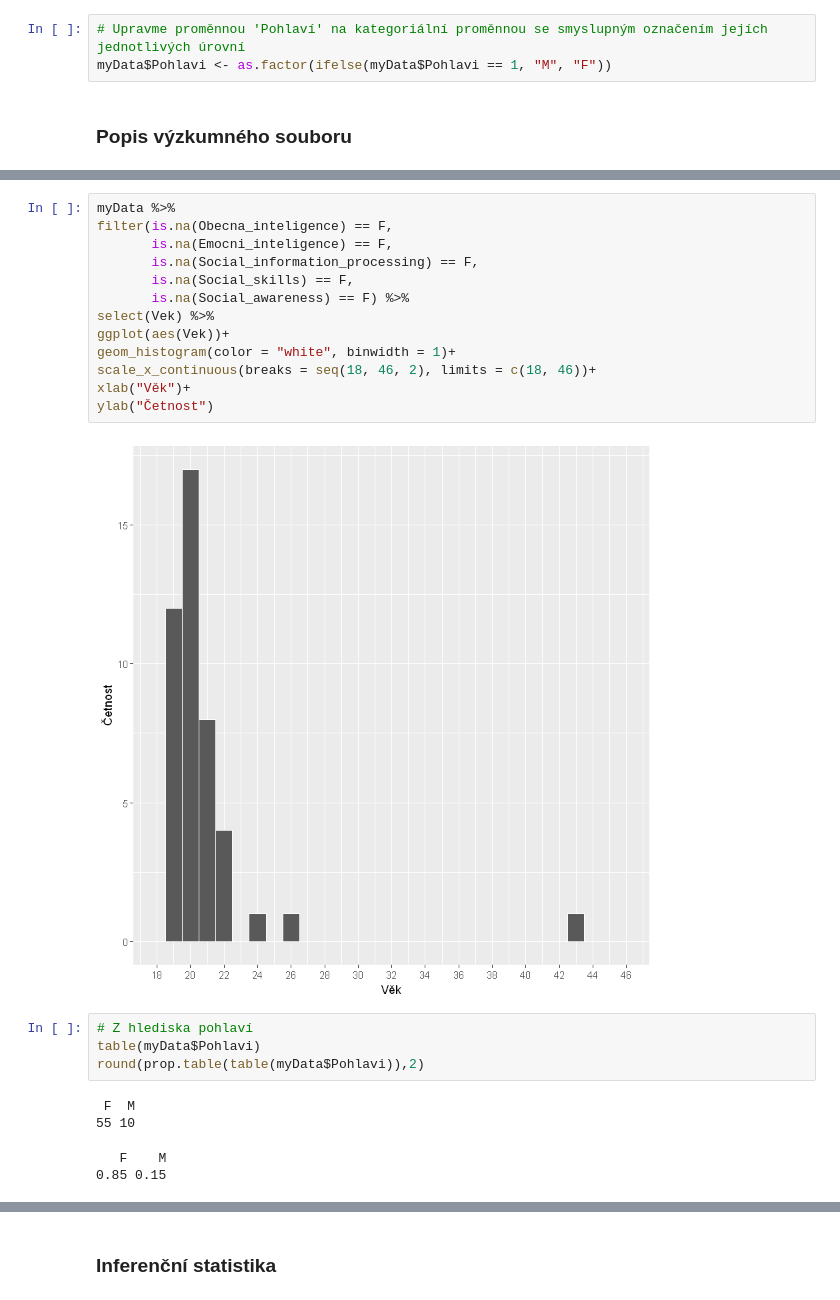
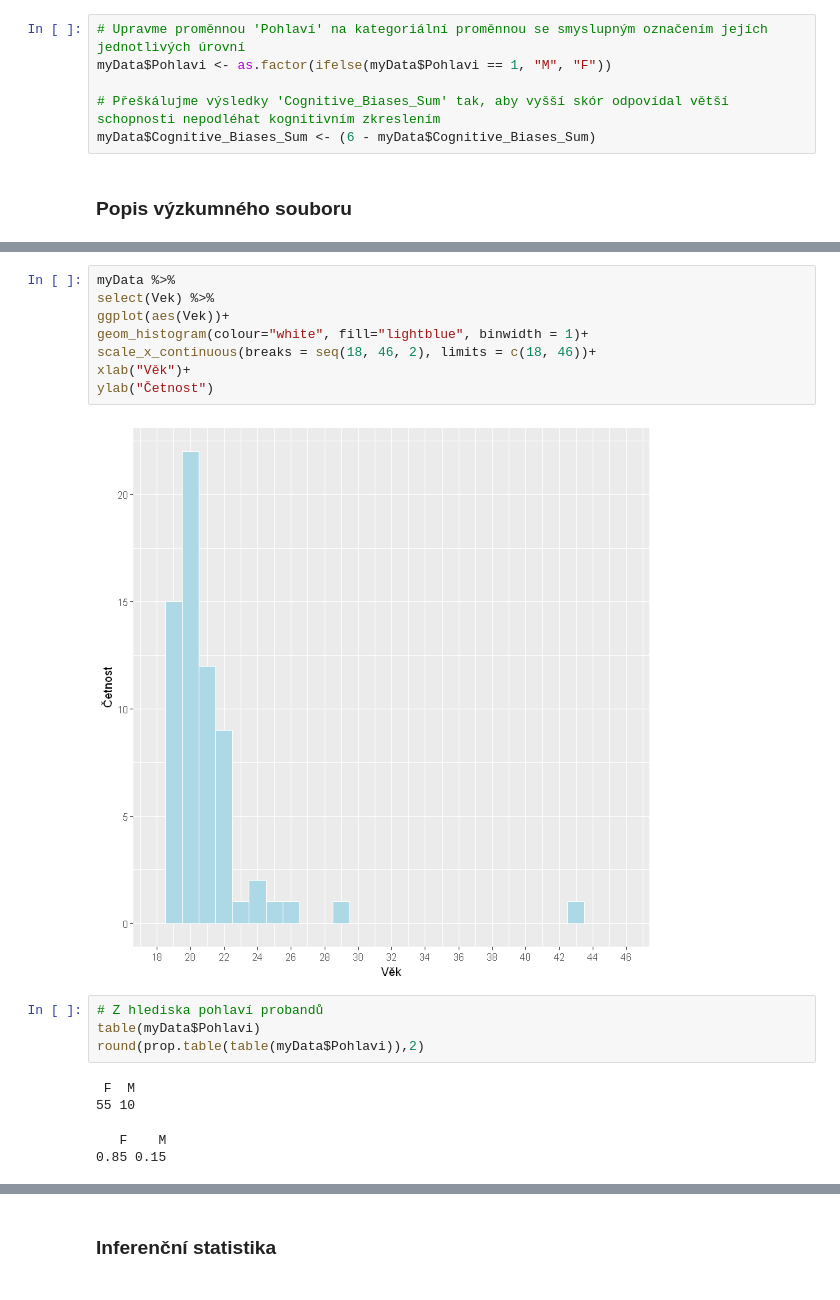
Before and after one commit to lstehlik2809/Seminar-obecne-psychologie-Inteligence, a Jupyter notebook: Seminar_obecne_psychologie_Inteligence.ipynb, the cells around one changed output, grey strips where cells are left out. Cells and saved outputs as stored; diff of their text form.

```diff
--- a/Seminar_obecne_psychologie_Inteligence.ipynb
+++ b/Seminar_obecne_psychologie_Inteligence.ipynb
@@ -66,6 +66,9 @@ $ Otevrenost                    <dbl> 4.5, 6.5, 6.5, NA, NA, 4.5, 5.5, NA, ...
 # %%
 # Upravme proměnnou 'Pohlaví' na kategoriální proměnnou se smyslupným označením jejích jednotlivých úrovní
 myData$Pohlavi <- as.factor(ifelse(myData$Pohlavi == 1, "M", "F"))
+
+# Přeškálujme výsledky 'Cognitive_Biases_Sum' tak, aby vyšší skór odpovídal větší schopnosti nepodléhat kognitivním zkreslením
+myData$Cognitive_Biases_Sum <- (6 - myData$Cognitive_Biases_Sum)
 # %% [markdown]
 ### Popis výzkumného souboru
 # %%
@@ -94,21 +94,16 @@ Proportion 0.273 0.386 0.182 0.091 0.023 0.023 0.023
 --------------------------------------------------------------------------------
 # %%
 myData %>%
-filter(is.na(Obecna_inteligence) == F,
-       is.na(Emocni_inteligence) == F,
-       is.na(Social_information_processing) == F,
-       is.na(Social_skills) == F,
-       is.na(Social_awareness) == F) %>%
 select(Vek) %>%
 ggplot(aes(Vek))+
-geom_histogram(color = "white", binwidth = 1)+
+geom_histogram(colour="white", fill="lightblue", binwidth = 1)+
 scale_x_continuous(breaks = seq(18, 46, 2), limits = c(18, 46))+
 xlab("Věk")+
 ylab("Četnost")
 # %% [output]
-[figure, old version]
+[figure, new version]
 # %%
-# Z hlediska pohlaví
+# Z hlediska pohlaví probandů
 table(myData$Pohlavi)
 round(prop.table(table(myData$Pohlavi)),2)
 # %% [output]
```
Also changed, not shown: parts of 17 cells of this notebook.
